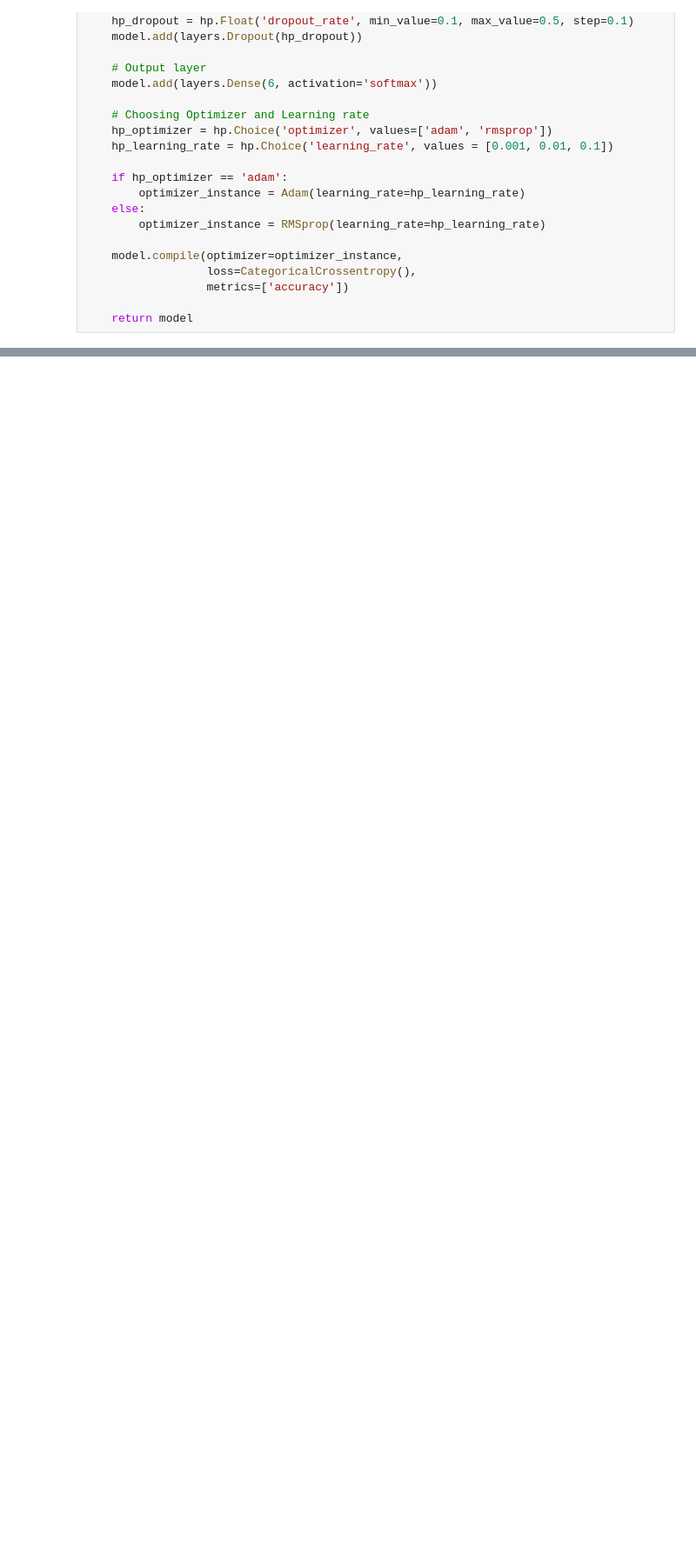
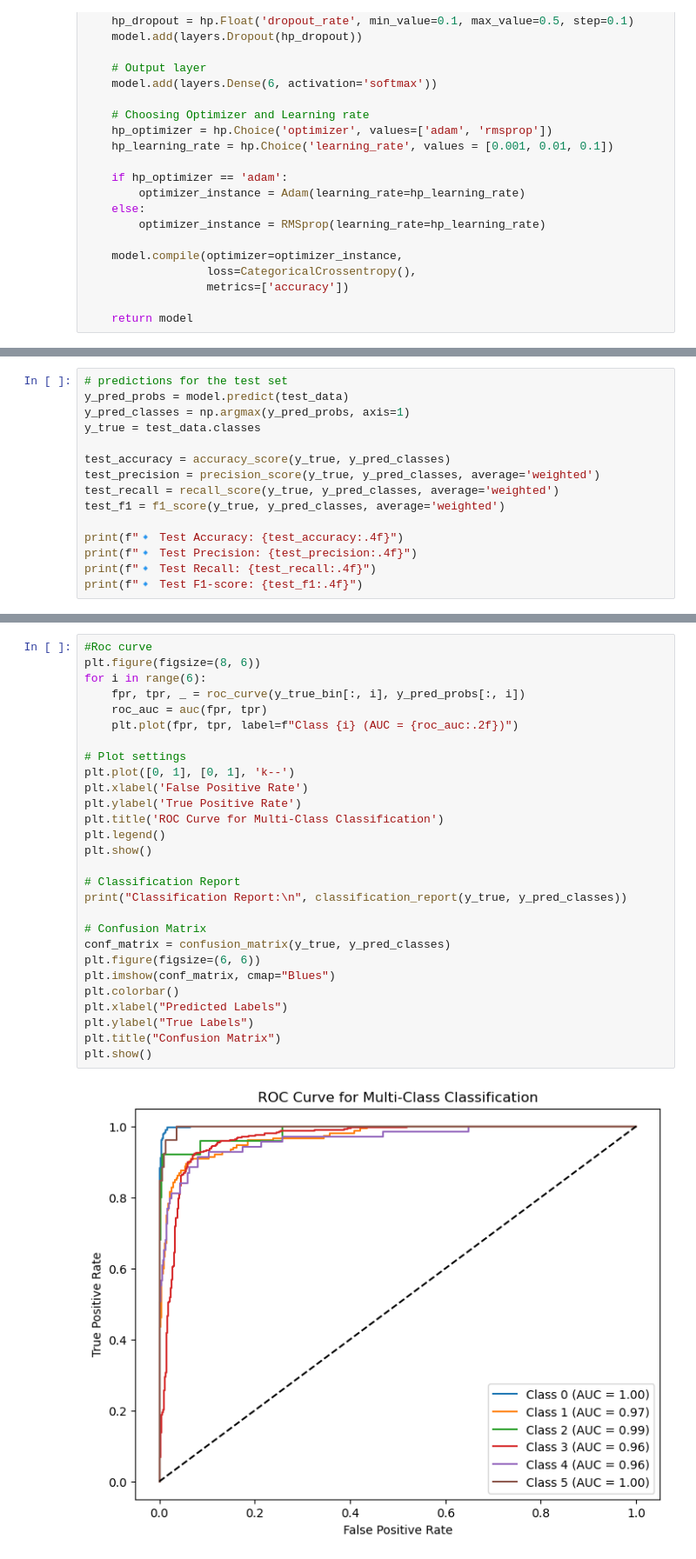
Before and after one commit to MatthijstenTije/Deep_learning_03, a Jupyter notebook: Assingment_DriverDistraction_Starting_code 1.ipynb, the cells around one changed output, grey strips where cells are left out. Shown at 87% size. Saved outputs shown, nothing was run; the diff lists cells and outputs as text; blank space fills up the shorter version.

Commit message:
Bayesian Optimization + Best model results + Plotting
Here I did Bayesian Optimization and then compared the models. I plotted the best ones, calculated all the scores etc.

```diff
--- a/Assingment_DriverDistraction_Starting_code 1.ipynb
+++ b/Assingment_DriverDistraction_Starting_code 1.ipynb
@@ -625,0 +738,15 @@ The results:
+# %%
+# predictions for the test set
+y_pred_probs = model.predict(test_data)
+y_pred_classes = np.argmax(y_pred_probs, axis=1)
+y_true = test_data.classes
+
+test_accuracy = accuracy_score(y_true, y_pred_classes)
+test_precision = precision_score(y_true, y_pred_classes, average='weighted')
+test_recall = recall_score(y_true, y_pred_classes, average='weighted')
+test_f1 = f1_score(y_true, y_pred_classes, average='weighted')
+
+print(f"🔹 Test Accuracy: {test_accuracy:.4f}")
+print(f"🔹 Test Precision: {test_precision:.4f}")
+print(f"🔹 Test Recall: {test_recall:.4f}")
+print(f"🔹 Test F1-score: {test_f1:.4f}")
@@ -625,0 +767,30 @@ The results:
+# %%
+#Roc curve
+plt.figure(figsize=(8, 6))
+for i in range(6):
+    fpr, tpr, _ = roc_curve(y_true_bin[:, i], y_pred_probs[:, i])
+    roc_auc = auc(fpr, tpr)
+    plt.plot(fpr, tpr, label=f"Class {i} (AUC = {roc_auc:.2f})")
+
+# Plot settings
+plt.plot([0, 1], [0, 1], 'k--')
+plt.xlabel('False Positive Rate')
+plt.ylabel('True Positive Rate')
+plt.title('ROC Curve for Multi-Class Classification')
+plt.legend()
+plt.show()
+
+# Classification Report
+print("Classification Report:\n", classification_report(y_true, y_pred_classes))
+
+# Confusion Matrix
+conf_matrix = confusion_matrix(y_true, y_pred_classes)
+plt.figure(figsize=(6, 6))
+plt.imshow(conf_matrix, cmap="Blues")
+plt.colorbar()
+plt.xlabel("Predicted Labels")
+plt.ylabel("True Labels")
+plt.title("Confusion Matrix")
+plt.show()
+# %% [output]
+[figure, added]
```
Also changed, not shown: parts of 22 cells of this notebook, 2 other files.
